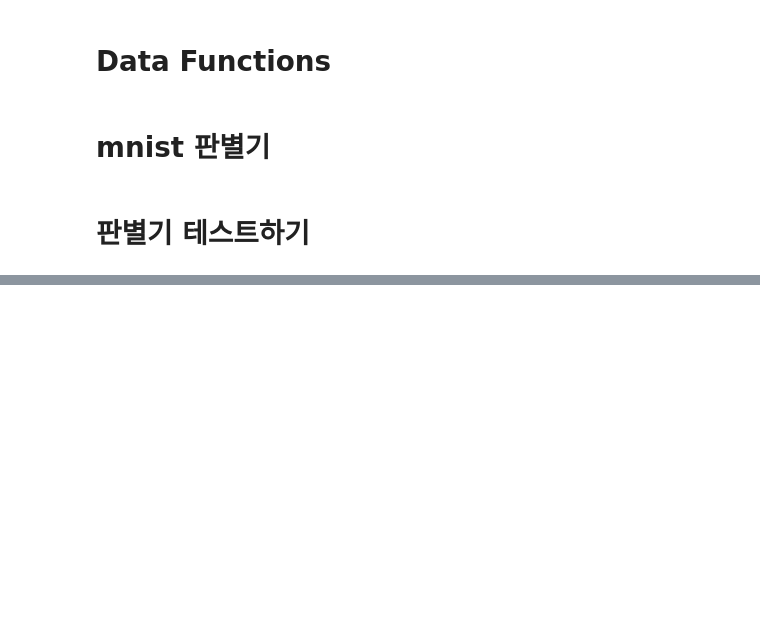
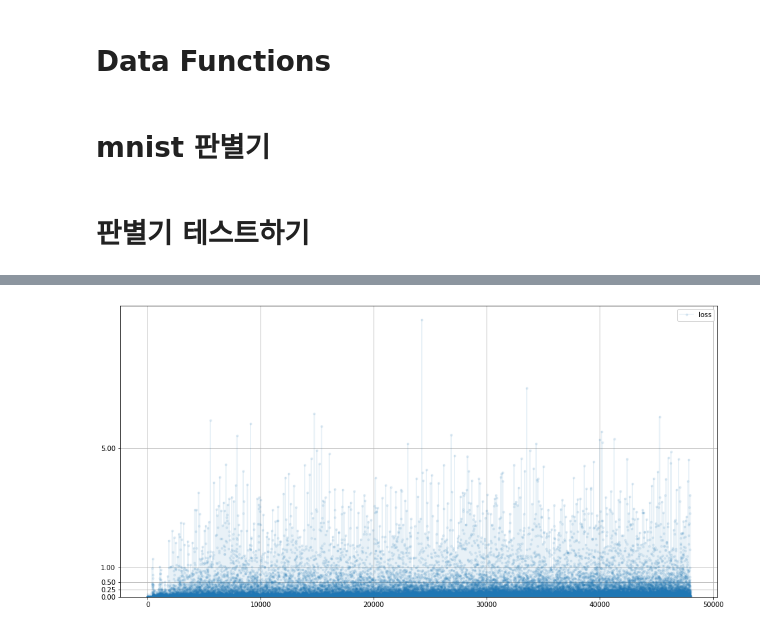
Before and after one commit to nojiyoon/gan_first, a Jupyter notebook: 07_손으로_쓴_숫자_훈련.ipynb, the cells around one changed output, grey strips where cells are left out. Cells and saved outputs as stored; diff of their text form; code cells hidden in the pictures; blank space fills up the shorter version.

```diff
--- a/07_손으로_쓴_숫자_훈련.ipynb
+++ b/07_손으로_쓴_숫자_훈련.ipynb
@@ -174,0 +185,11 @@ D.plot_progress()
+# %%
+# manually run discriminator to check it can tell real data from fake
+
+for i in range(4):
+  image_data_tensor = mnist_dataset[random.randint(0,60000)][1]
+  print( D.forward( image_data_tensor ).item() )
+  pass
+
+for i in range(4):
+  print( D.forward( generate_random_image(784) ).item() )
+  pass
@@ -174,0 +284,29 @@ D.plot_progress()
+# %%
+%%time
+
+# 판별기 및 생성기 생성
+
+D = Discriminator()
+G = Generator()
+
+# 판별기와 생성기 훈련
+
+epochs = 4
+
+for epoch in range(epochs):
+    print("epoch = ", epoch + 1)
+
+    for label, image_data_tensor, target_tensor in mnist_dataset:
+
+        # 참에 대해 판별기 훈련
+        D.train(image_data_tensor, torch.FloatTensor([1.0]))
+
+        # 거짓에 대해 판별기 훈련
+        # G의 기울기가 계산되지 않도록 detach() 함수를 이용
+        D.train(G.forward(generate_random_seed(100)).detach(),
+                torch.FloatTensor([0.0]))
+
+        # 생성기 훈련
+        G.train(D, generate_random_seed(100), torch.FloatTensor([1.0]))
+
+        pass
@@ -174,0 +331,4 @@ D.plot_progress()
+# %%
+D.plot_progress()
+# %% [output]
+[figure, added]
```
Also changed, not shown: parts of 22 cells of this notebook.
